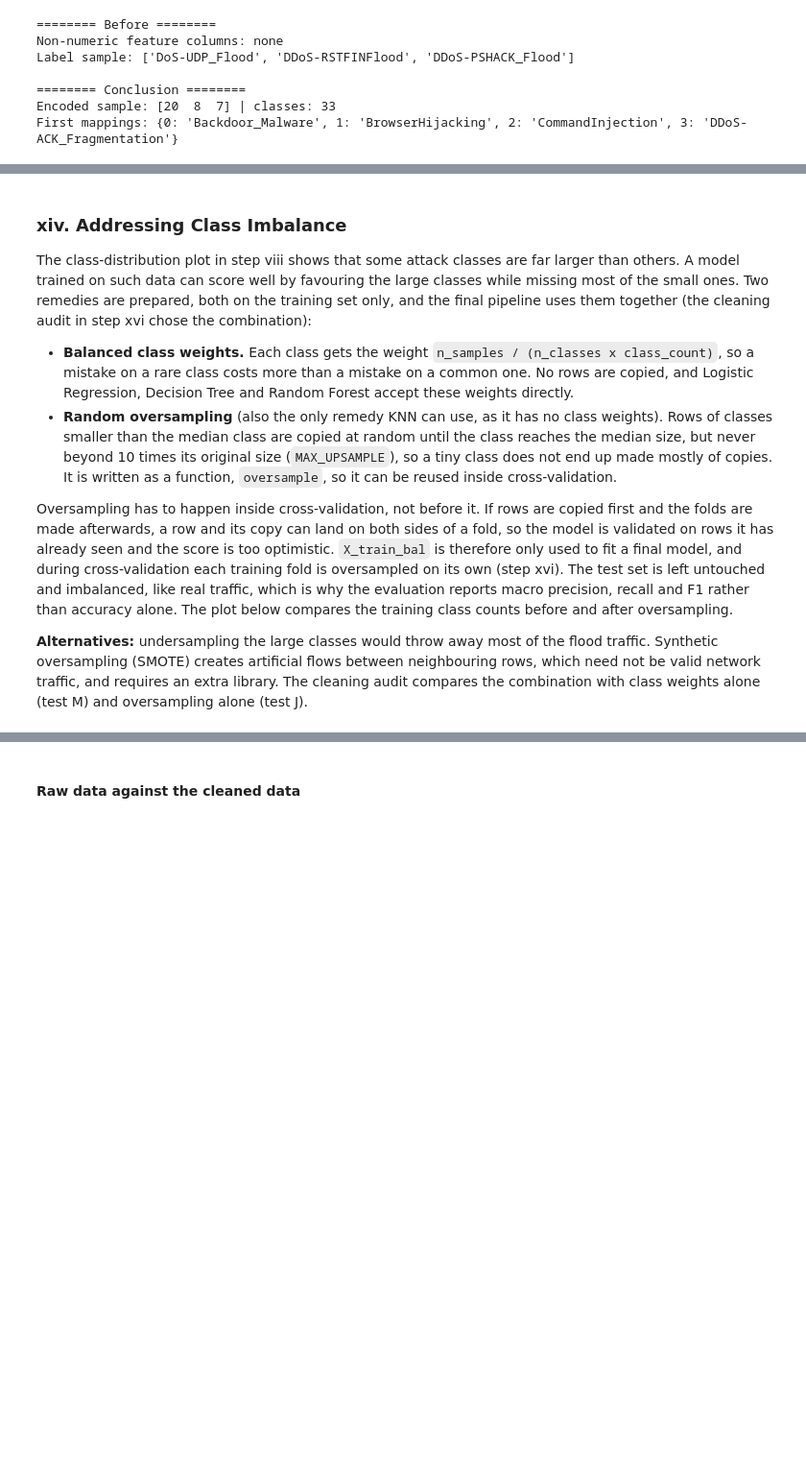
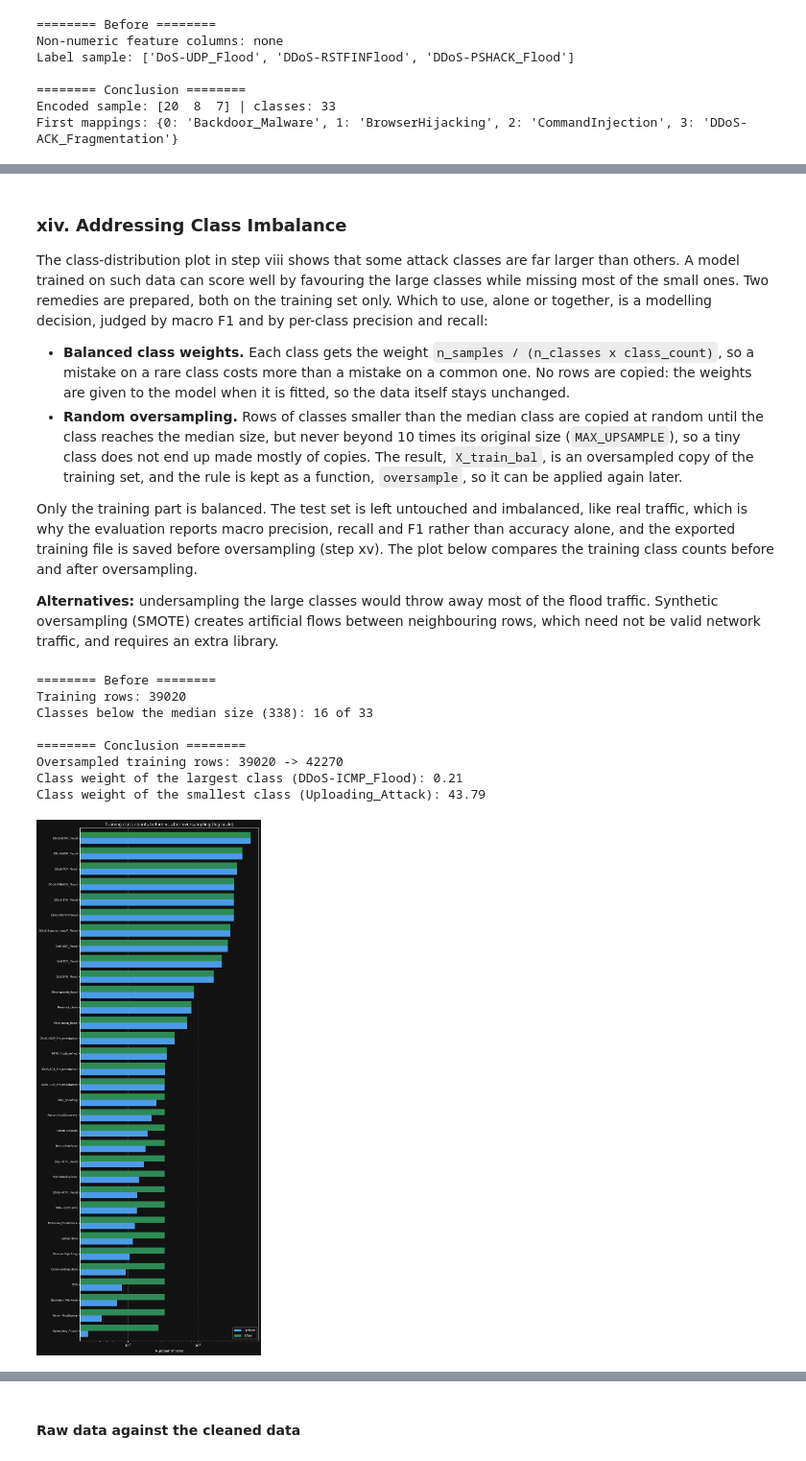
Before and after one commit to MR-Goldenyt/Argus, a Jupyter notebook: Argus.ipynb, the cells around one changed output, grey strips where cells are left out. Shown at 96% size. Cells and saved outputs as stored; diff of their text form; code cells hidden in the pictures; blank space fills up the shorter version.

```diff
--- a/Argus.ipynb
+++ b/Argus.ipynb
@@ -979,14 +1063,14 @@ Scaled train: std = [1.]
 # %% [markdown]
 ### xiv. Addressing Class Imbalance
 
-The class-distribution plot in step viii shows that some attack classes are far larger than others. A model trained on such data can score well by favouring the large classes while missing most of the small ones. Two remedies are prepared, both on the training set only, and the final pipeline uses them together (the cleaning audit in step xvi chose the combination):
+The class-distribution plot in step viii shows that some attack classes are far larger than others. A model trained on such data can score well by favouring the large classes while missing most of the small ones. Two remedies are prepared, both on the training set only. Which to use, alone or together, is a modelling decision, judged by macro F1 and by per-class precision and recall:
 
-- **Balanced class weights.** Each class gets the weight `n_samples / (n_classes x class_count)`, so a mistake on a rare class costs more than a mistake on a common one. No rows are copied, and Logistic Regression, Decision Tree and Random Forest accept these weights directly.
-- **Random oversampling** (also the only remedy KNN can use, as it has no class weights). Rows of classes smaller than the median class are copied at random until the class reaches the median size, but never beyond 10 times its original size (`MAX_UPSAMPLE`), so a tiny class does not end up made mostly of copies. It is written as a function, `oversample`, so it can be reused inside cross-validation.
+- **Balanced class weights.** Each class gets the weight `n_samples / (n_classes x class_count)`, so a mistake on a rare class costs more than a mistake on a common one. No rows are copied: the weights are given to the model when it is fitted, so the data itself stays unchanged.
+- **Random oversampling.** Rows of classes smaller than the median class are copied at random until the class reaches the median size, but never beyond 10 times its original size (`MAX_UPSAMPLE`), so a tiny class does not end up made mostly of copies. The result, `X_train_bal`, is an oversampled copy of the training set, and the rule is kept as a function, `oversample`, so it can be applied again later.
 
-Oversampling has to happen inside cross-validation, not before it. If rows are copied first and the folds are made afterwards, a row and its copy can land on both sides of a fold, so the model is validated on rows it has already seen and the score is too optimistic. `X_train_bal` is therefore only used to fit a final model, and during cross-validation each training fold is oversampled on its own (step xvi). The test set is left untouched and imbalanced, like real traffic, which is why the evaluation reports macro precision, recall and F1 rather than accuracy alone. The plot below compares the training class counts before and after oversampling.
+Only the training part is balanced. The test set is left untouched and imbalanced, like real traffic, which is why the evaluation reports macro precision, recall and F1 rather than accuracy alone, and the exported training file is saved before oversampling (step xv). The plot below compares the training class counts before and after oversampling.
 
-**Alternatives:** undersampling the large classes would throw away most of the flood traffic. Synthetic oversampling (SMOTE) creates artificial flows between neighbouring rows, which need not be valid network traffic, and requires an extra library. The cleaning audit compares the combination with class weights alone (test M) and oversampling alone (test J).
+**Alternatives:** undersampling the large classes would throw away most of the flood traffic. Synthetic oversampling (SMOTE) creates artificial flows between neighbouring rows, which need not be valid network traffic, and requires an extra library.
 # %%
 MAX_UPSAMPLE = 10  # a small class is copied to at most 10 times its original size
 
@@ -996,58 +1080,70 @@ def oversample(X, y, max_growth=MAX_UPSAMPLE):
     """Randomly copy rows of the classes below the median class size.
 
     Args:
-        X: Feature DataFrame (a training set or the training part of a fold).
+        X: Training features (the test set is never oversampled).
         y: Series of class labels aligned with X.
         max_growth: Largest factor a small class may grow by; it otherwise grows to the median size.
 
     Returns:
         A tuple (X, y) with the copies added and the rows shuffled.
     """
-    counts = y.value_counts()
-    median = counts.median()
+    counts = y.value_counts()  # rows per class
+    median = counts.median()  # target size for the small classes
     small = counts[counts < median]  # only these classes get copies
 
+    # random copies (with replacement) of each small class
     copies = []
     for c, n in small.items():
         extra = min(int(median), n * max_growth) - n  # rows to add for this class
         copies.append(resample(X[y == c], y[y == c], replace=True, n_samples=extra, random_state=SEED))
 
+    # original rows plus the copies
     X_all = pd.concat([X, *(x for x, _ in copies)])
     y_all = pd.concat([y, *(t for _, t in copies)])
     order = np.random.default_rng(SEED).permutation(len(y_all))  # shuffle the copies in
     return X_all.iloc[order], y_all.iloc[order]
 
 
 # ======== Before ========
-counts = y_train.value_counts()
-below_median = (counts < counts.median()).sum()
+counts = y_train.value_counts()  # training rows per class
+below_median = (counts < counts.median()).sum()  # classes that will get copies
 print("======== Before ========")
 print(f"Training rows: {len(y_train)}")
 print(f"Classes below the median size ({int(counts.median())}): {below_median} of {len(counts)}")
 
 # ======== Cleaning ========
-# Method 2: random oversampling (shown on the whole training set; in cross-validation each training fold is oversampled on its own)
+# Method 2: random oversampling, an oversampled copy of the training set (the test set stays untouched)
 X_train_bal, y_train_bal = oversample(X_train, y_train)
 
 # Method 1: balanced class weights, the same formula as class_weight="balanced"
 class_weights = len(y_train) / (len(counts) * counts)  # one weight per class: rare classes weigh more
 
 # ======== After ========
 print("\n======== Conclusion ========")
 print(f"Oversampled training rows: {len(y_train)} -> {len(y_train_bal)}")
 print(f"Class weight of the largest class ({class_weights.idxmin()}): {class_weights.min():.2f}")
 print(f"Class weight of the smallest class ({class_weights.idxmax()}): {class_weights.max():.2f}")
 
 # ======== Figures ========
 display(
     barh(
         pd.DataFrame({"Before": counts, "After": y_train_bal.value_counts()}).loc[counts.index],
         "Training class counts before vs after oversampling (log scale)",
         "Number of rows",
         "fig10_class_balance",
         logx=True,
     )
 )
+# %% [output]
+======== Before ========
+Training rows: 39020
+Classes below the median size (338): 16 of 33
+
+======== Conclusion ========
+Oversampled training rows: 39020 -> 42270
+Class weight of the largest class (DDoS-ICMP_Flood): 0.21
+Class weight of the smallest class (Uploading_Attack): 43.79
+[figure, added]
 # %% [markdown]
 ### xv. Final Validation and Export
 
```
Also changed, not shown: parts of 31 cells of this notebook.
